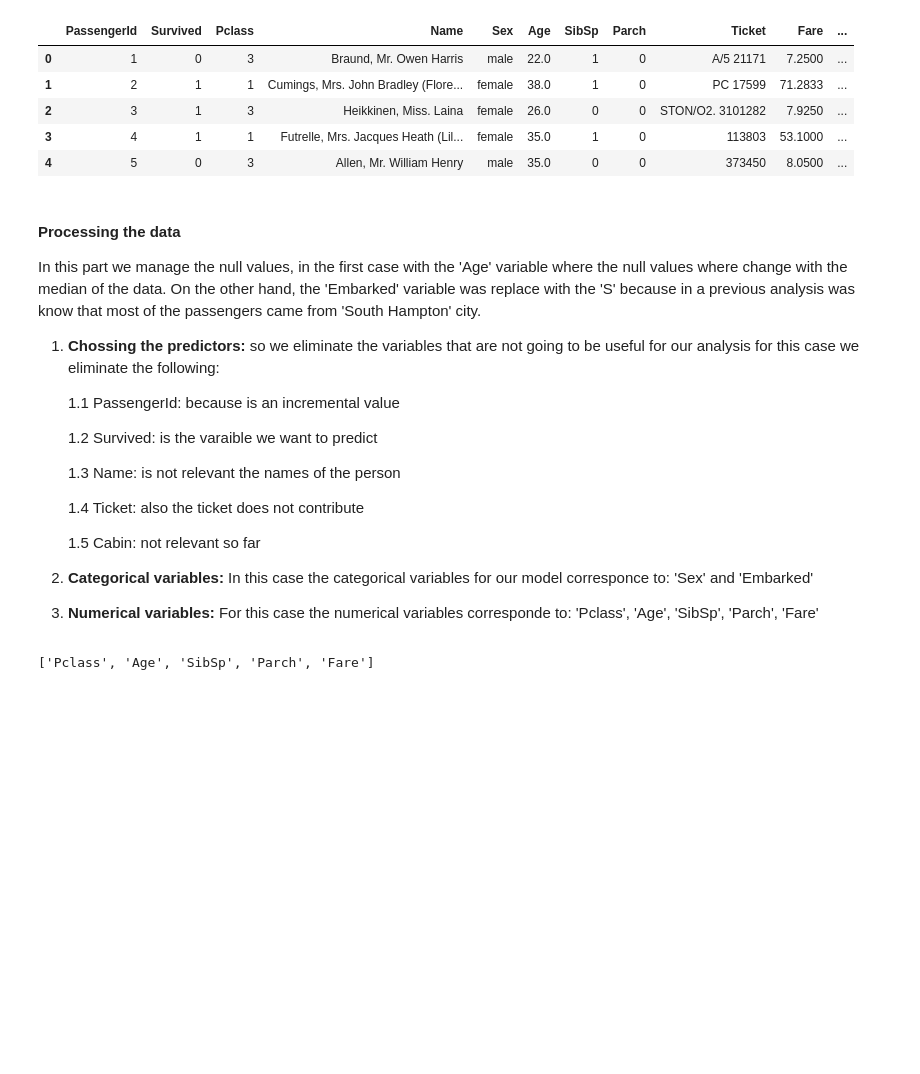
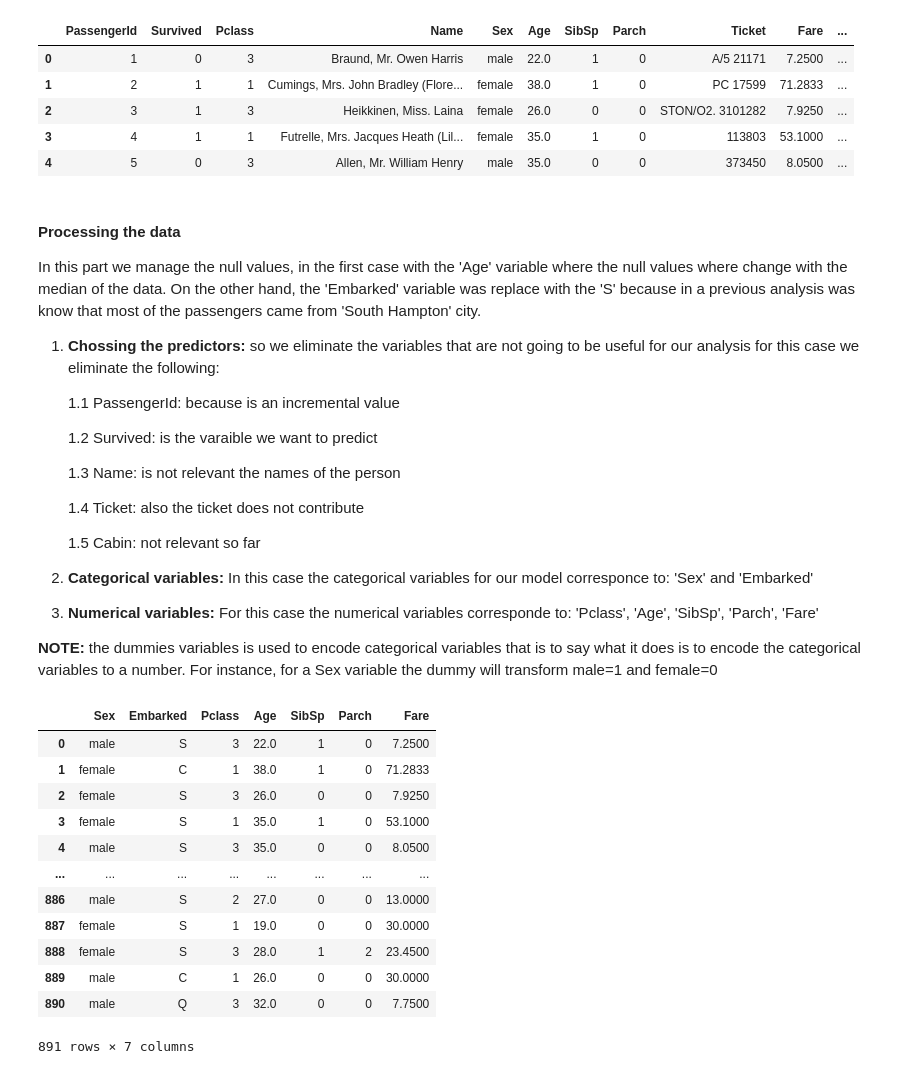
Before and after one commit to alejandrodf1/Machine-learning-fundamentals, a Jupyter notebook: notebooks/3-alejandro-decision_tree-titanic.ipynb, the cells around one changed output. Saved outputs shown, nothing was run; the diff lists cells and outputs as text; code cells hidden in the pictures; blank space fills up the shorter version.

```diff
--- a/notebooks/3-alejandro-decision_tree-titanic.ipynb
+++ b/notebooks/3-alejandro-decision_tree-titanic.ipynb
@@ -118,6 +118,8 @@ In this part we manage the null values, in the first case with the 'Age' variabl
 
 2. **Categorical variables:** In this case the categorical variables for our model corresponce to: 'Sex' and 'Embarked'
 3. **Numerical variables:** For this case the numerical variables corresponde to: 'Pclass', 'Age', 'SibSp', 'Parch', 'Fare'
+
+**NOTE:** the dummies variables is used to encode categorical variables that is to say what it does is to encode the categorical variables to a number. For instance, for a Sex variable the dummy will transform male=1 and female=0
 # %%
 train_df['Age'] = train_df['Age'].fillna(train_df['Age'].median()) #replace null with the median
 train_df['Embarked'] = train_df['Embarked'].fillna('S')  #replace null with S
@@ -132,7 +134,22 @@ categorical_cols = [cname for cname in train_predictors.columns if
 #numerical variables
 numerical_cols = [cname for cname in train_predictors if
                         train_predictors[cname].dtype in ['int64','float64']]
-# %%
-numerical_cols
-# %% [output]
-['Pclass', 'Age', 'SibSp', 'Parch', 'Fare']
+# %%
+my_cols = categorical_cols + numerical_cols
+
+train_predictors = train_predictors[my_cols]
+train_predictors
+# %% [output]
+|  | Sex | Embarked | Pclass | Age | SibSp | Parch | Fare |
+| 0 | male | S | 3 | 22.0 | 1 | 0 | 7.2500 |
+| 1 | female | C | 1 | 38.0 | 1 | 0 | 71.2833 |
+| 2 | female | S | 3 | 26.0 | 0 | 0 | 7.9250 |
+| 3 | female | S | 1 | 35.0 | 1 | 0 | 53.1000 |
+| 4 | male | S | 3 | 35.0 | 0 | 0 | 8.0500 |
+| ... | ... | ... | ... | ... | ... | ... | ... |
+| 886 | male | S | 2 | 27.0 | 0 | 0 | 13.0000 |
+| 887 | female | S | 1 | 19.0 | 0 | 0 | 30.0000 |
+| 888 | female | S | 3 | 28.0 | 1 | 2 | 23.4500 |
+| 889 | male | C | 1 | 26.0 | 0 | 0 | 30.0000 |
+| 890 | male | Q | 3 | 32.0 | 0 | 0 | 7.7500 |
+891 rows × 7 columns
```
Also changed, not shown: parts of 11 cells of this notebook, 3 other files.
